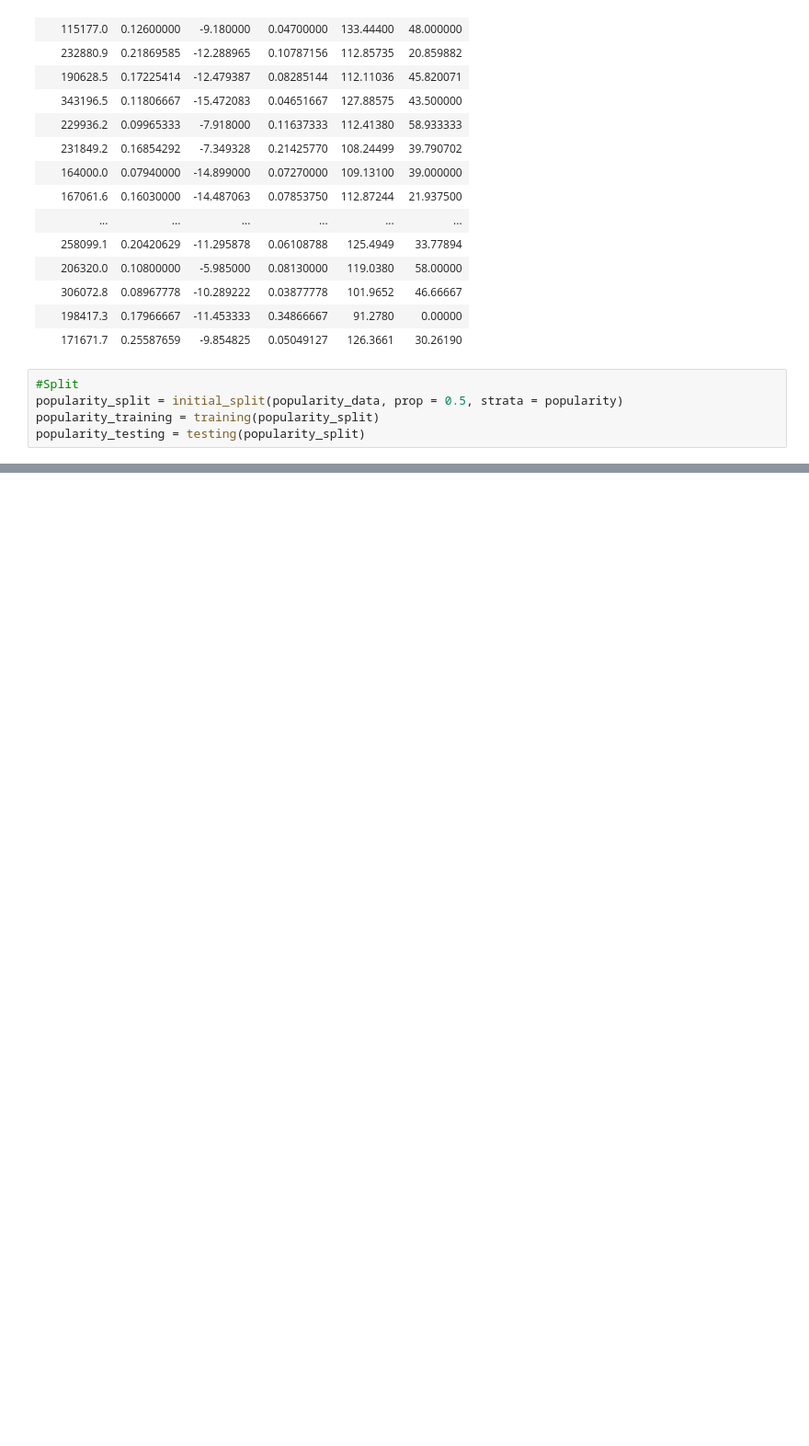
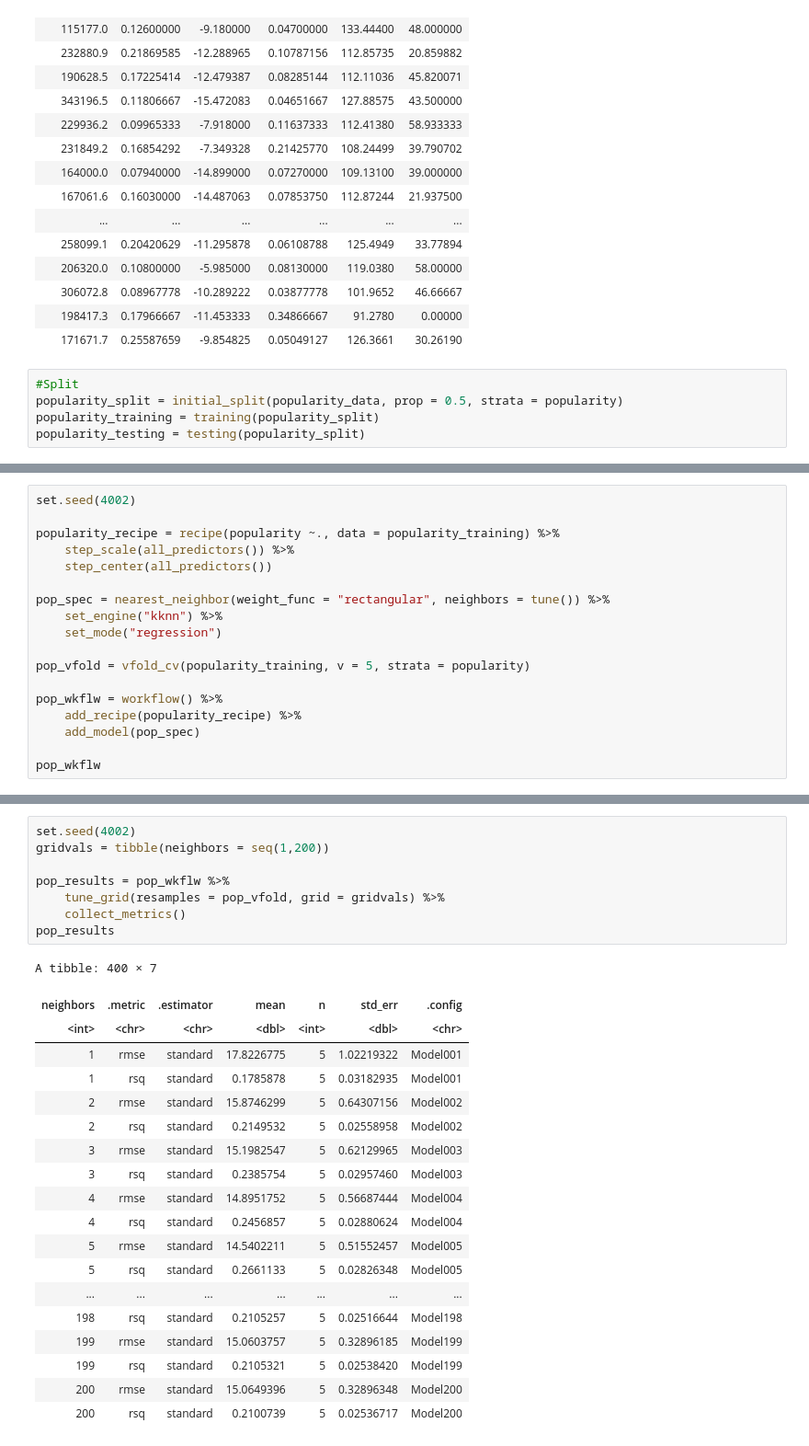
Before and after one commit to paulh777/dsci100prj, a Jupyter notebook: proposal/Untitled.ipynb, the cells around one changed output, grey strips where cells are left out. Shown at 92% size. Saved outputs shown, nothing was run; the diff lists cells and outputs as text; blank space fills up the shorter version.

Commit message:
Completed more of the regression analysis
Completed more of the regression analysis

```diff
--- a/proposal/Untitled.ipynb
+++ b/proposal/Untitled.ipynb
@@ -174,0 +178,18 @@ pair_plot
+# %%
+set.seed(4002)
+
+popularity_recipe = recipe(popularity ~., data = popularity_training) %>%
+    step_scale(all_predictors()) %>%
+    step_center(all_predictors())
+
+pop_spec = nearest_neighbor(weight_func = "rectangular", neighbors = tune()) %>%
+    set_engine("kknn") %>%
+    set_mode("regression")
+
+pop_vfold = vfold_cv(popularity_training, v = 5, strata = popularity)
+
+pop_wkflw = workflow() %>%
+    add_recipe(popularity_recipe) %>%
+    add_model(pop_spec)
+
+pop_wkflw
@@ -174,0 +215,28 @@ pair_plot
+# %%
+set.seed(4002)
+gridvals = tibble(neighbors = seq(1,200))
+
+pop_results = pop_wkflw %>%
+    tune_grid(resamples = pop_vfold, grid = gridvals) %>%
+    collect_metrics()
+pop_results
+# %% [output]
+A tibble: 400 × 7
+| neighbors | .metric | .estimator | mean | n | std_err | .config |
+| <int> | <chr> | <chr> | <dbl> | <int> | <dbl> | <chr> |
+| 1 | rmse | standard | 17.8226775 | 5 | 1.02219322 | Model001 |
+| 1 | rsq | standard | 0.1785878 | 5 | 0.03182935 | Model001 |
+| 2 | rmse | standard | 15.8746299 | 5 | 0.64307156 | Model002 |
+| 2 | rsq | standard | 0.2149532 | 5 | 0.02558958 | Model002 |
+| 3 | rmse | standard | 15.1982547 | 5 | 0.62129965 | Model003 |
+| 3 | rsq | standard | 0.2385754 | 5 | 0.02957460 | Model003 |
+| 4 | rmse | standard | 14.8951752 | 5 | 0.56687444 | Model004 |
+| 4 | rsq | standard | 0.2456857 | 5 | 0.02880624 | Model004 |
+| 5 | rmse | standard | 14.5402211 | 5 | 0.51552457 | Model005 |
+| 5 | rsq | standard | 0.2661133 | 5 | 0.02826348 | Model005 |
+| ... | ... | ... | ... | ... | ... | ... |
+| 198 | rsq | standard | 0.2105257 | 5 | 0.02516644 | Model198 |
+| 199 | rmse | standard | 15.0603757 | 5 | 0.32896185 | Model199 |
+| 199 | rsq | standard | 0.2105321 | 5 | 0.02538420 | Model199 |
+| 200 | rmse | standard | 15.0649396 | 5 | 0.32896348 | Model200 |
+| 200 | rsq | standard | 0.2100739 | 5 | 0.02536717 | Model200 |
```
Also changed, not shown: parts of 5 cells of this notebook.
